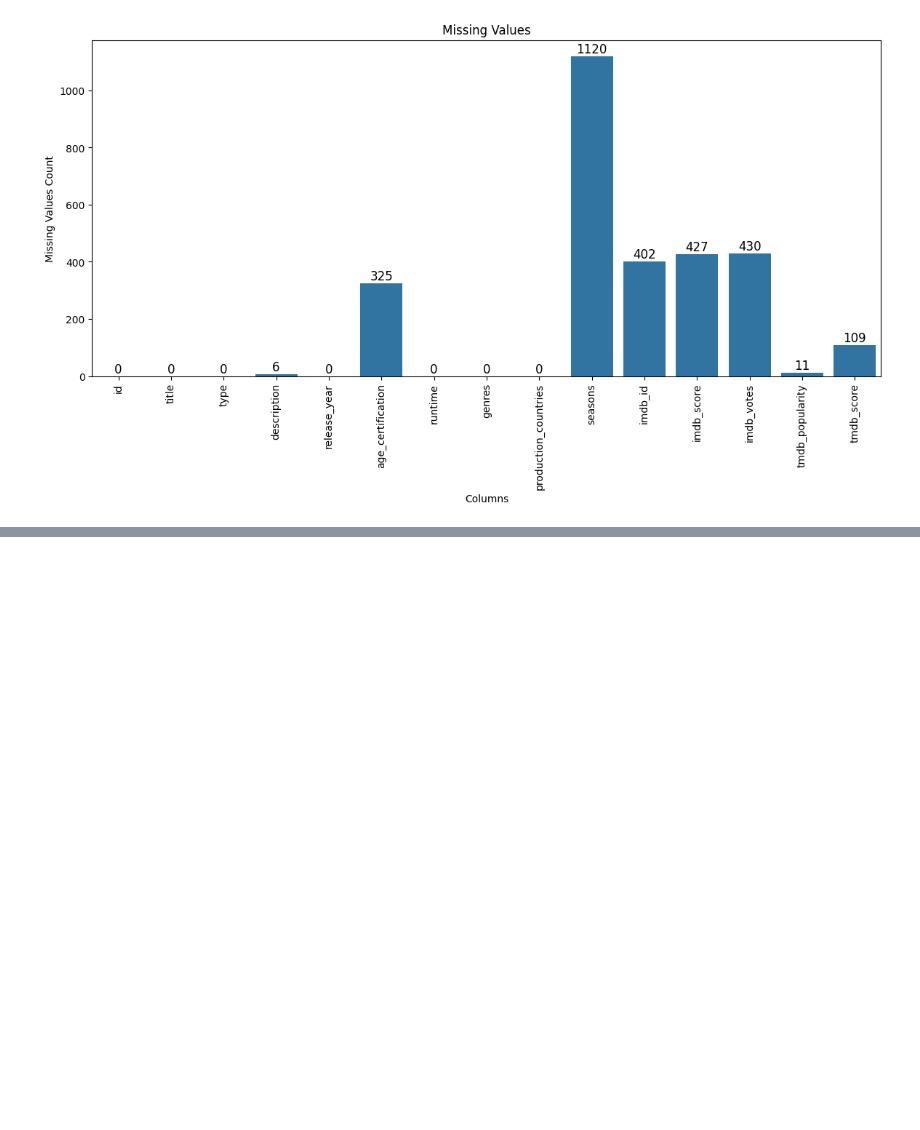
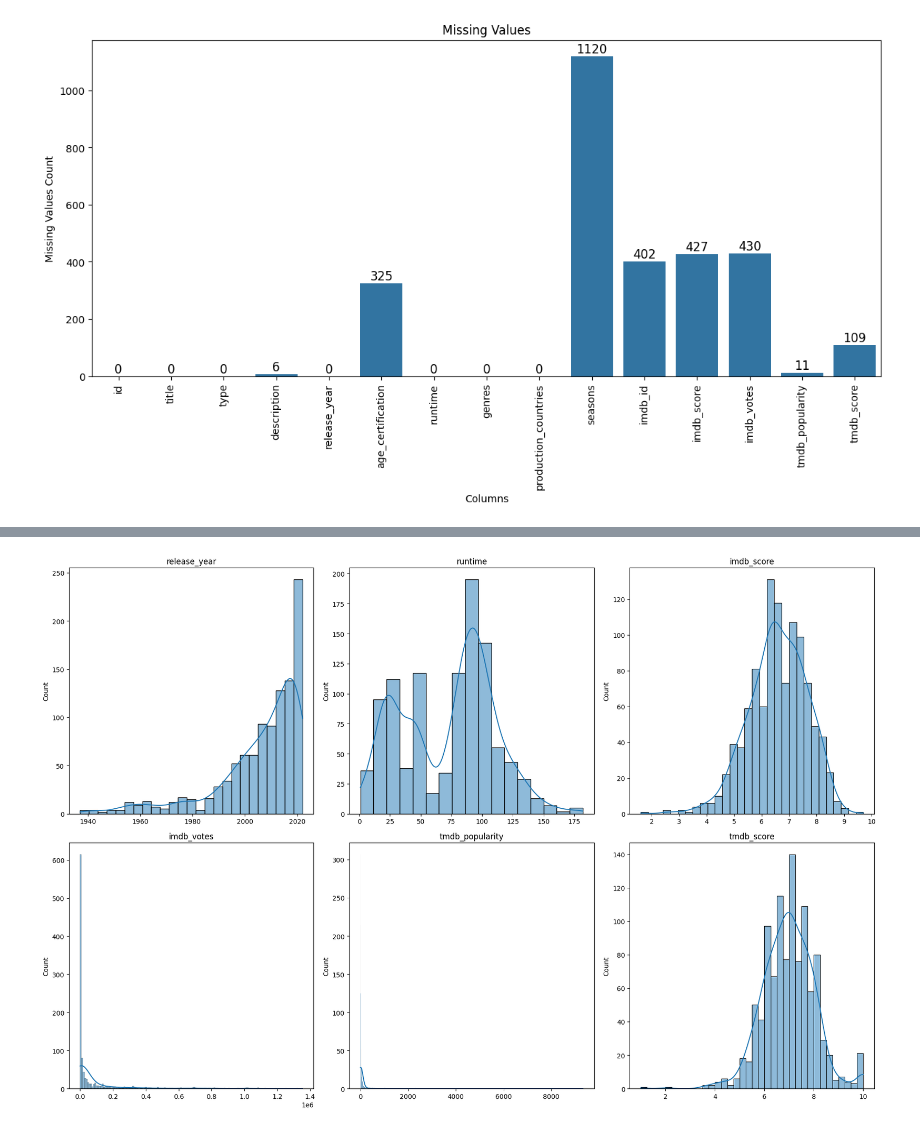
Before and after one commit to BiancaLaurindo/disney_recommendation, a Jupyter notebook: disney_plus_recommedation.ipynb, the cells around one changed output, grey strips where cells are left out. Saved outputs shown, nothing was run; the diff lists cells and outputs as text; code cells hidden in the pictures; blank space fills up the shorter version.

```diff
--- a/disney_plus_recommedation.ipynb
+++ b/disney_plus_recommedation.ipynb
@@ -159,0 +154,4 @@ plt.show()
+# %%
+disney_plus.drop(['imdb_id','age_certification'], axis=1,inplace=True)
+# %%
+disney_plus.dropna(inplace=True)
@@ -159,0 +190,11 @@ plt.show()
+# %%
+# Limpeza dos dados de gênero
+disney_plus['genres'] = disney_plus['genres'].str.replace(r'\[|\]', '').str.replace(r"'", '')
+disney_plus['genre'] = disney_plus['genres'].str.split(',').str[0]
+
+# Limpeza dos dados de países de produção
+disney_plus['production_countries'] = disney_plus['production_countries'].str.replace(r'\[|\]', '').str.replace(r"'", '')
+disney_plus['production_country'] = disney_plus['production_countries'].str.split(',').str[0]
+
+# Remover colunas originais
+disney_plus.drop(['genres', 'production_countries'], axis=1, inplace=True)
@@ -159,0 +227,3 @@ plt.show()
+# %%
+disney_plus['genre'] = disney_plus['genre'].replace('', np.nan)
+disney_plus['production_country'] = disney_plus['production_country'].replace('',np.nan)
@@ -159,0 +256,18 @@ plt.show()
+# %%
+variables = ['release_year', 'runtime', 'imdb_score', 'imdb_votes', 'tmdb_popularity', 'tmdb_score']
+
+columns = 3
+rows = 2
+fig, axes = plt.subplots(rows, columns, figsize=(18, 12))
+
+for current_idx, variable in enumerate(variables):
+    i = current_idx // columns
+    j = current_idx % columns
+    sns.histplot(disney_plus[variable], ax=axes[i][j], kde=True)
+    axes[i][j].set_title(variable)
+    axes[i][j].set_xlabel("")
+
+plt.tight_layout()
+plt.show()
+# %% [output]
+[figure, added]
```
Also changed, not shown: parts of 19 cells of this notebook.
